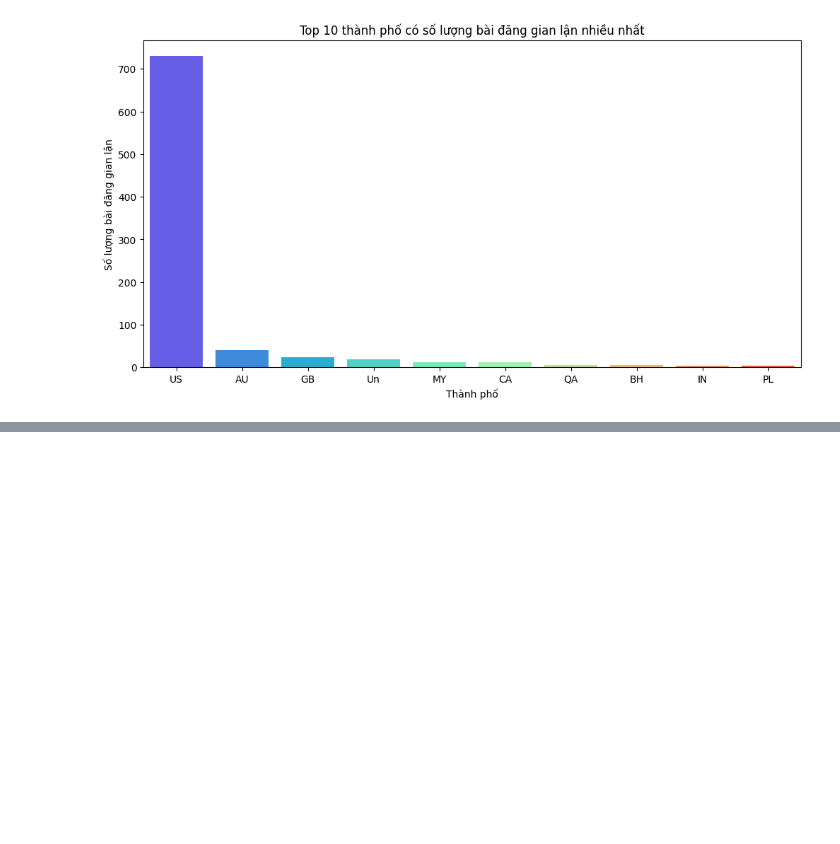
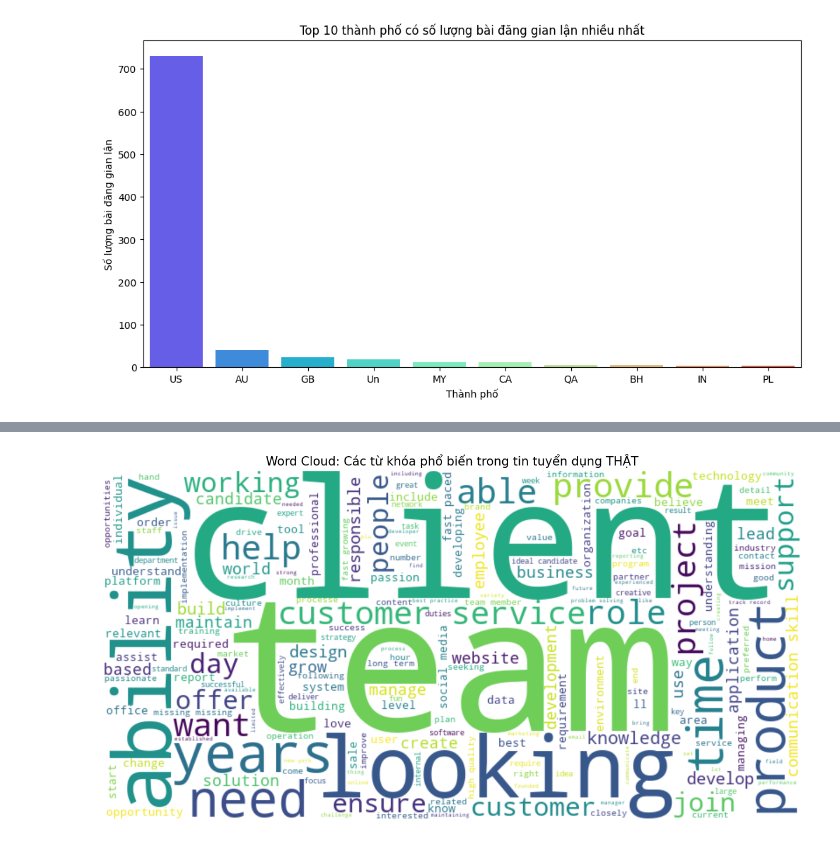
Before and after one commit to thanhlek5/Du-doan-tin-tuyen-dung, a Jupyter notebook: notebooks/Data_Exploration.ipynb, the cells around one changed output, grey strips where cells are left out. Cells and saved outputs as stored; diff of their text form; code cells hidden in the pictures; blank space fills up the shorter version.

```diff
--- a/notebooks/Data_Exploration.ipynb
+++ b/notebooks/Data_Exploration.ipynb
@@ -259,0 +302,18 @@ plt.show()
+# %%
+# Tạo wordcloud cho bài đăng thật
+wordcloud = WordCloud(
+    min_font_size=4,
+    width=800,
+    height=400,
+    background_color='white',
+    stopwords=STOPWORDS
+).generate(' '.join(real_jobs))
+
+plt.figure(figsize=(12, 6))
+plt.imshow(wordcloud, interpolation="bilinear") # interpolation giúp chữ mượt hơn
+plt.axis("off")
+plt.tight_layout(pad=0)
+plt.title("Word Cloud: Các từ khóa phổ biến trong tin tuyển dụng THẬT", fontsize=15)
+plt.show()
+# %% [output]
+[figure, added]
```
Also changed, not shown: parts of 6 cells of this notebook.
